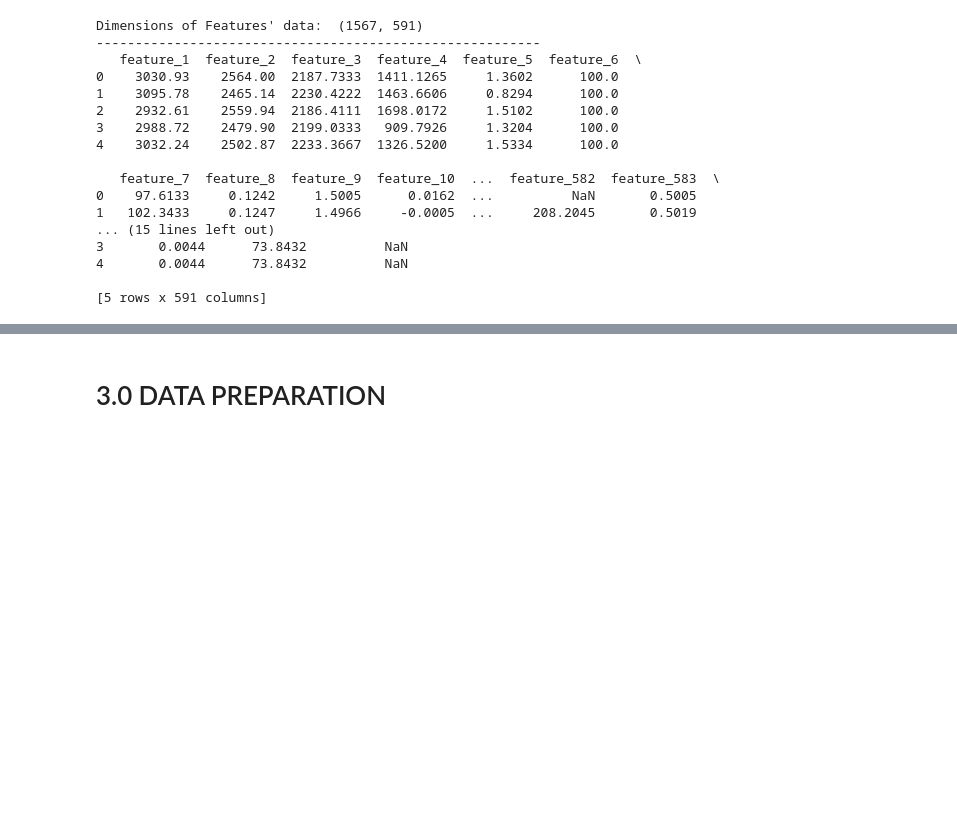
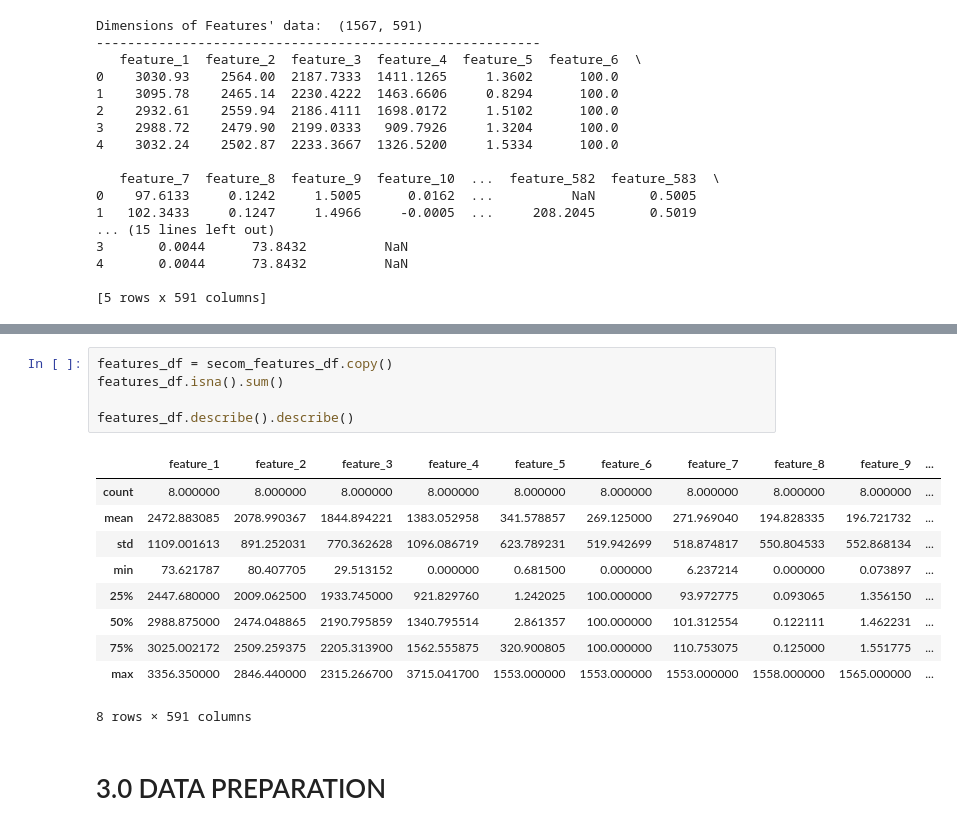
Before and after one commit to HayateSato/SECOM_Project, a Jupyter notebook: secom_file_hayate.ipynb, the cells around one changed output, grey strips where cells are left out. Saved outputs shown, nothing was run; the diff lists cells and outputs as text; blank space fills up the shorter version.

```diff
--- a/secom_file_hayate.ipynb
+++ b/secom_file_hayate.ipynb
@@ -151,3 +175,19 @@ Dimensions of Features' data:  (1567, 591)
+# %%
+features_df = secom_features_df.copy()
+features_df.isna().sum()
+
+features_df.describe().describe()
+# %% [output]
+|  | feature_1 | feature_2 | feature_3 | feature_4 | feature_5 | feature_6 | feature_7 | feature_8 | feature_9 | ... |
+| count | 8.000000 | 8.000000 | 8.000000 | 8.000000 | 8.000000 | 8.000000 | 8.000000 | 8.000000 | 8.000000 | ... |
+| mean | 2472.883085 | 2078.990367 | 1844.894221 | 1383.052958 | 341.578857 | 269.125000 | 271.969040 | 194.828335 | 196.721732 | ... |
+| std | 1109.001613 | 891.252031 | 770.362628 | 1096.086719 | 623.789231 | 519.942699 | 518.874817 | 550.804533 | 552.868134 | ... |
+| min | 73.621787 | 80.407705 | 29.513152 | 0.000000 | 0.681500 | 0.000000 | 6.237214 | 0.000000 | 0.073897 | ... |
+| 25% | 2447.680000 | 2009.062500 | 1933.745000 | 921.829760 | 1.242025 | 100.000000 | 93.972775 | 0.093065 | 1.356150 | ... |
+| 50% | 2988.875000 | 2474.048865 | 2190.795859 | 1340.795514 | 2.861357 | 100.000000 | 101.312554 | 0.122111 | 1.462231 | ... |
+| 75% | 3025.002172 | 2509.259375 | 2205.313900 | 1562.555875 | 320.900805 | 100.000000 | 110.753075 | 0.125000 | 1.551775 | ... |
+| max | 3356.350000 | 2846.440000 | 2315.266700 | 3715.041700 | 1553.000000 | 1553.000000 | 1553.000000 | 1558.000000 | 1565.000000 | ... |
+8 rows × 591 columns
 # %% [markdown]
 # 3.0 DATA PREPARATION
 # %% [markdown]
```
Also changed, not shown: parts of 10 cells of this notebook, 2 other files.
